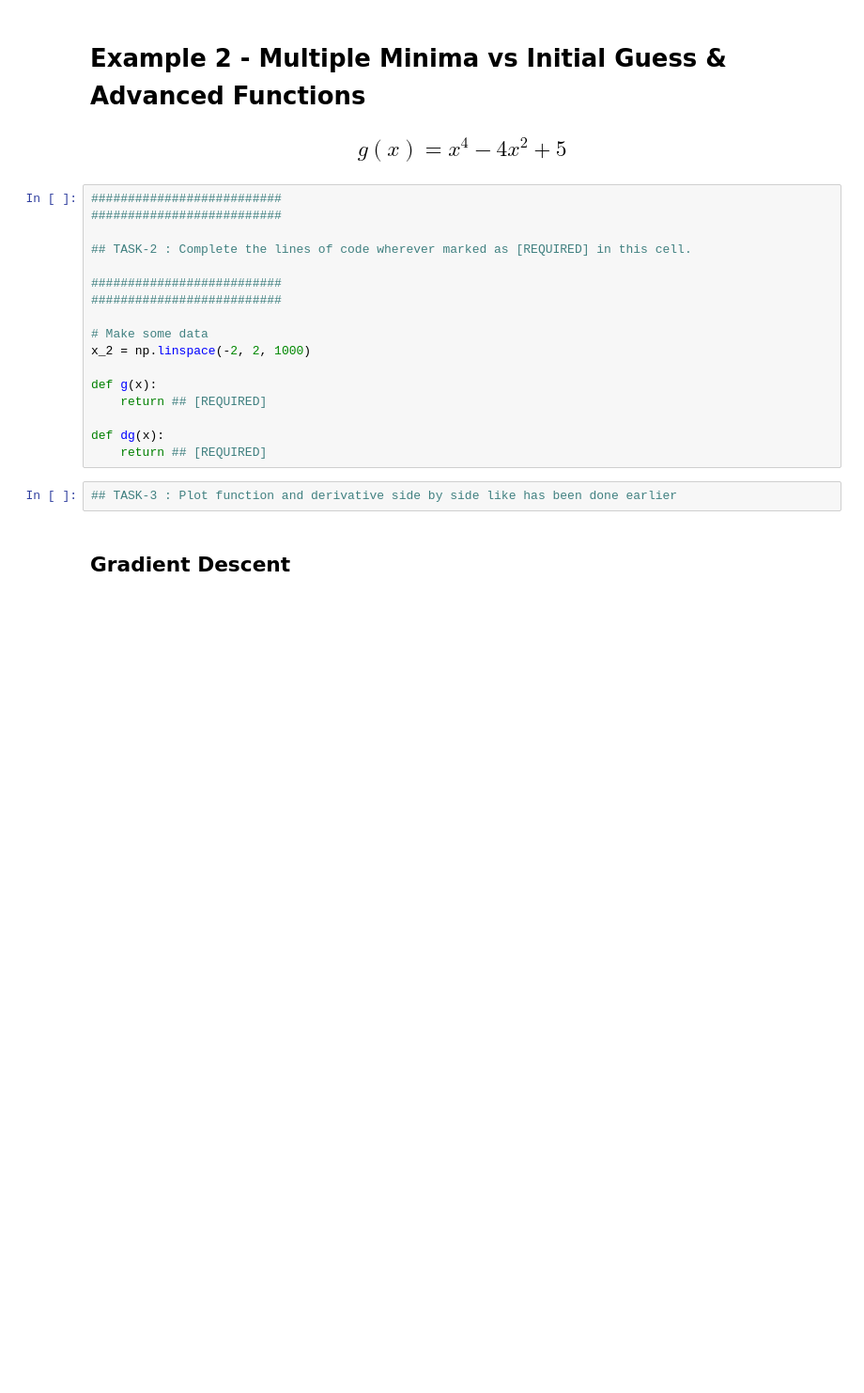
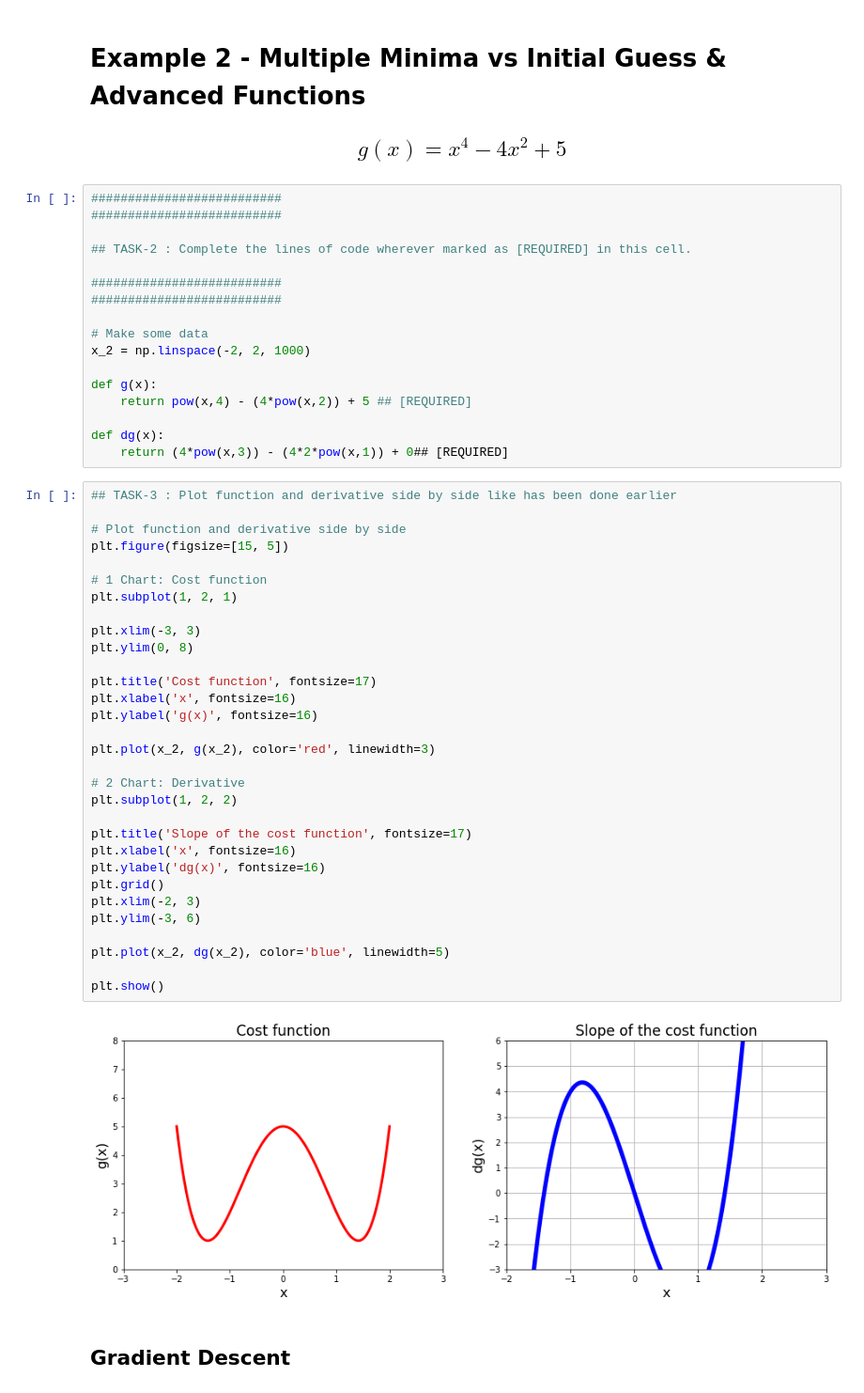
Before and after one commit to pvnmahathi/FMML20210264-Labs, a Jupyter notebook: FMML20210264_FMML_Module_4_Project.ipynb, the cells around one changed output. Shown at 94% size. Drawn from its saved outputs; the diff is of its cells as text; blank space fills up the shorter version.

```diff
--- a/FMML20210264_FMML_Module_4_Project.ipynb
+++ b/FMML20210264_FMML_Module_4_Project.ipynb
@@ -186,12 +193,43 @@ plt.show()
 x_2 = np.linspace(-2, 2, 1000)
 
 def g(x):
-    return ## [REQUIRED]
+    return pow(x,4) - (4*pow(x,2)) + 5 ## [REQUIRED]
 
 def dg(x):
-    return ## [REQUIRED]
+    return (4*pow(x,3)) - (4*2*pow(x,1)) + 0## [REQUIRED]
-# %%
-## TASK-3 : Plot function and derivative side by side like has been done earlier
+# %%
+## TASK-3 : Plot function and derivative side by side like has been done earlier
+
+# Plot function and derivative side by side
+plt.figure(figsize=[15, 5])
+
+# 1 Chart: Cost function
+plt.subplot(1, 2, 1)
+
+plt.xlim(-3, 3)
+plt.ylim(0, 8)
+
+plt.title('Cost function', fontsize=17)
+plt.xlabel('x', fontsize=16)
+plt.ylabel('g(x)', fontsize=16)
+
+plt.plot(x_2, g(x_2), color='red', linewidth=3)
+
+# 2 Chart: Derivative
+plt.subplot(1, 2, 2)
+
+plt.title('Slope of the cost function', fontsize=17)
+plt.xlabel('x', fontsize=16)
+plt.ylabel('dg(x)', fontsize=16)
+plt.grid()
+plt.xlim(-2, 3)
+plt.ylim(-3, 6)
+
+plt.plot(x_2, dg(x_2), color='blue', linewidth=5)
+
+plt.show()
+# %% [output]
+[figure, added]
 # %% [markdown]
 ## Gradient Descent
 # %%
```
Also changed, not shown: parts of 32 cells of this notebook.
